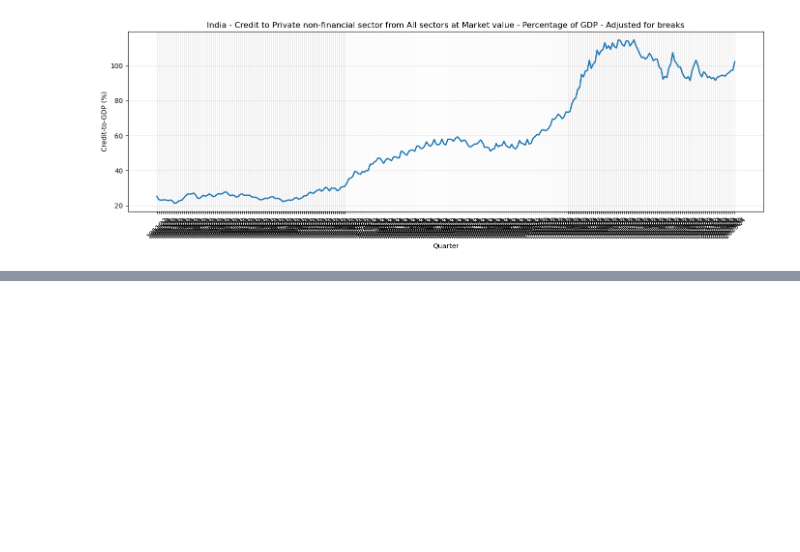
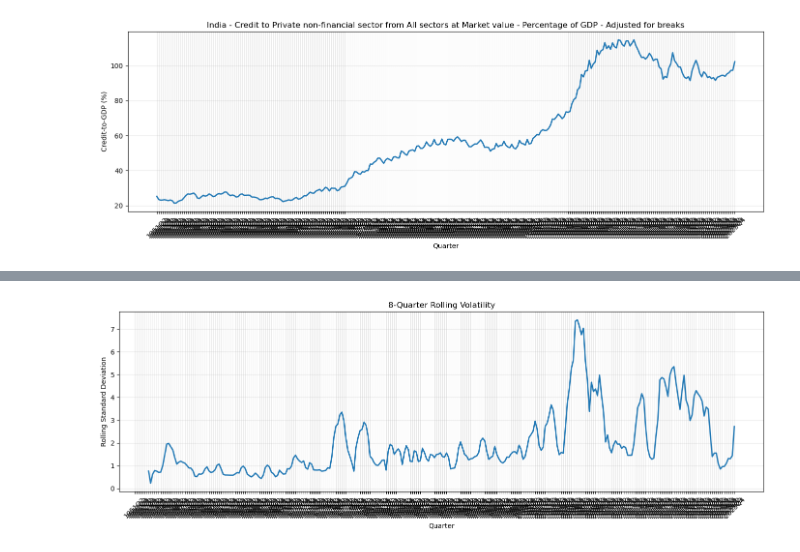
Before and after one commit to suprakashmukherjee/SDMX-Discovery, a Jupyter notebook: notebooks/D7_SDMX_Time_Series_Analysis.ipynb, the cells around one changed output, grey strips where cells are left out. Drawn from its saved outputs; the diff is of its cells as text; code cells hidden in the pictures; blank space fills up the shorter version.

```diff
--- a/notebooks/D7_SDMX_Time_Series_Analysis.ipynb
+++ b/notebooks/D7_SDMX_Time_Series_Analysis.ipynb
@@ -247,0 +493,17 @@ summary.round(2)
+# %%
+# ----------------------------------------------------
+# Rolling Volatility
+# ----------------------------------------------------
+
+df["Rolling_Std"] = (
+    df["OBS_VALUE"]
+    .rolling(window=WINDOW)
+    .std()
+)
+
+df[
+    [
+        "Quarter",
+        "Rolling_Std"
+    ]
+].tail()
@@ -247,0 +517,27 @@ summary.round(2)
+# %%
+# ----------------------------------------------------
+# Rolling Volatility
+# ----------------------------------------------------
+
+plt.figure(figsize=(14,5))
+
+plt.plot(
+    df["Quarter"].astype(str),
+    df["Rolling_Std"],
+    linewidth=2
+)
+
+plt.title(f"{WINDOW}-Quarter Rolling Volatility")
+
+plt.xlabel("Quarter")
+plt.ylabel("Rolling Standard Deviation")
+
+plt.xticks(rotation=45)
+
+plt.grid(alpha=0.3)
+
+plt.tight_layout()
+
+plt.show()
+# %% [output]
+[figure, added]
```
Also changed, not shown: parts of 12 cells of this notebook.
